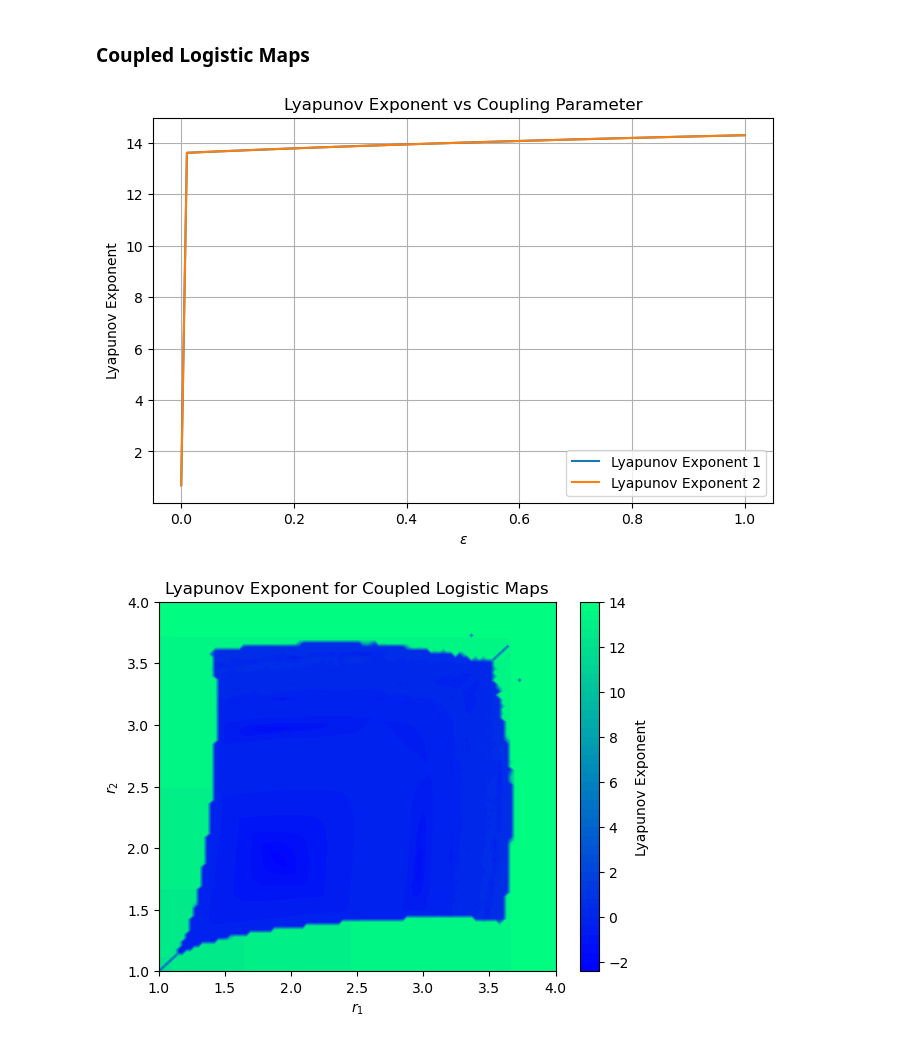
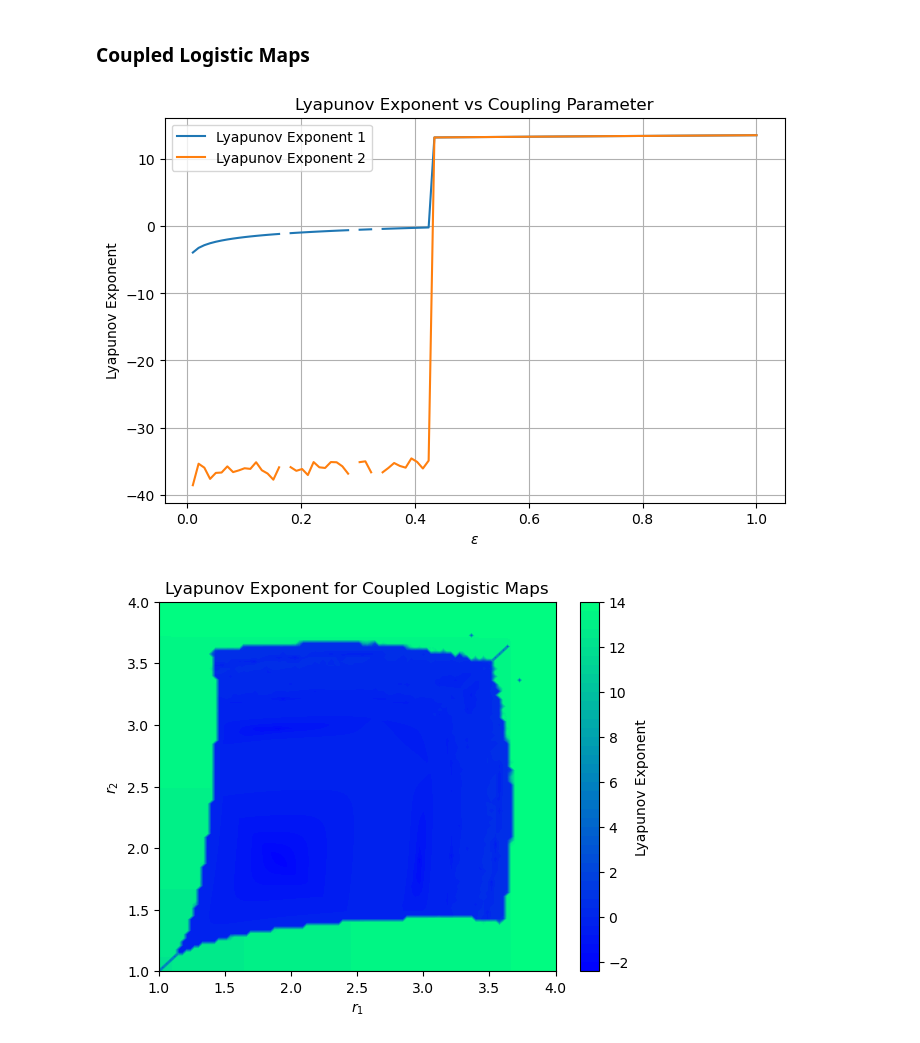
Before and after one commit to LoopyNoodle/Chaos-and-NLD, a Jupyter notebook: Logistic Map.ipynb, the cells around one changed output. Saved outputs shown, nothing was run; the diff lists cells and outputs as text; code cells hidden in the pictures.

```diff
--- a/Logistic Map.ipynb
+++ b/Logistic Map.ipynb
@@ -108,27 +108,27 @@ def ly2D(r1, r2, e, initial_x, initial_y, n_iterations, n_transients):
     return le_sum
 # %%
 # Parameters
-r1 = 4
-r2 = 4
-initial_x = 0.45
-initial_y = 0.55
+r1 = 2
+r2 = 2
+initial_x = 0.2
+initial_y = 0.9
 n_iterations = 1000
 n_transients = 200
 e_values = np.linspace(0, 1, 100)
 
 le = np.array([ly2D(r1, r2, e, initial_x, initial_y, n_iterations, n_transients) for e in e_values])
 
 plt.figure(figsize = (8, 5))
 plt.plot(e_values, le[:, 0], label="Lyapunov Exponent 1")
 plt.plot(e_values, le[:, 1], label="Lyapunov Exponent 2")
 plt.ylabel('Lyapunov Exponent')
 plt.xlabel(r'$\epsilon$')
 plt.title(r'Lyapunov Exponent vs Coupling Parameter')
 plt.grid(True)
 plt.legend()
 plt.show()
 # %% [output]
-[figure, old version]
+[figure, new version]
 # %%
 e = 0.1  # epsilon
 
```
Also changed, not shown: parts of 4 cells of this notebook.
